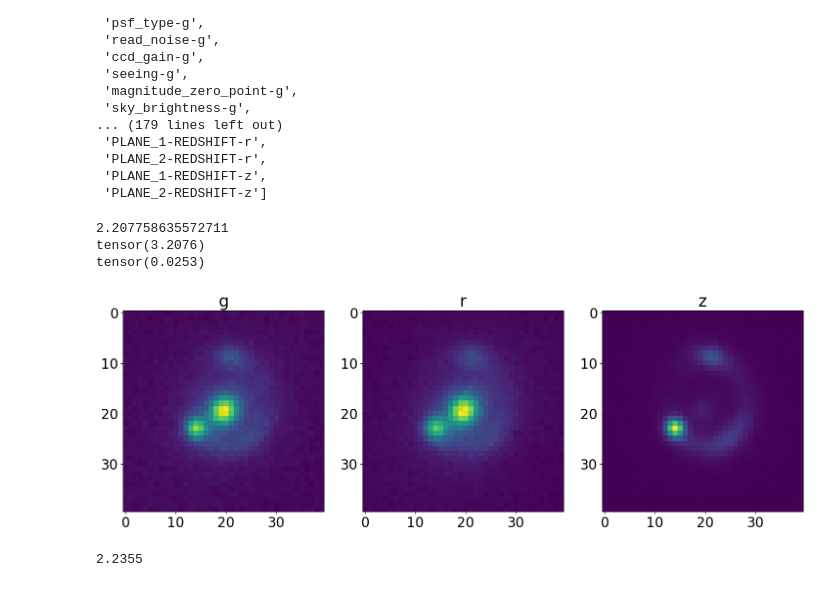
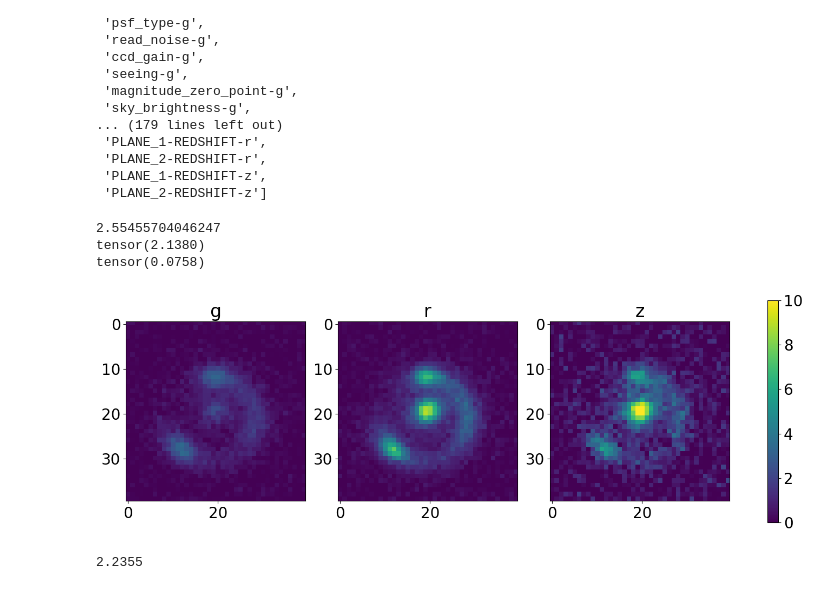
Before and after one commit to deepskies/DomainAdaptiveMVEforLensModeling, a Jupyter notebook: src/training/PaperMVE/VisualizeModel.ipynb, the cells around one changed output. Drawn from its saved outputs; the diff is of its cells as text; code cells hidden in the pictures.

```diff
--- a/src/training/PaperMVE/VisualizeModel.ipynb
+++ b/src/training/PaperMVE/VisualizeModel.ipynb
@@ -114,7 +114,7 @@ Estimated Total Size (MB): 0.99
 # %%
 # Loads a model for plotting/viz
 
-viz_mod_name = "models/papermve_v3_aug22_1315_A_mve"
+viz_mod_name = "models/papermve_v3_aug22_1315_B_mve"
 model.load_state_dict(torch.load(viz_mod_name)['state_dict'])
 stats = json.load(open(viz_mod_name+'.json', 'r'))
 # %%
@@ -149,17 +149,17 @@ show_isomaps(trained_source_iso, trained_target_iso, isomap_source_label_sample,
        dtype=object))
 # %%
 axlim = 100
-cx = 40
-cy = 15
+cx = 45
+cy = 5
 n = 500
 fig, ax1 = plt.subplots(1, 1, figsize=(7, 5),)
-s = ax1.scatter(trained_source_iso[:, 0][:n], trained_source_iso[:, 1][:n], s=100, marker='2', alpha = 0.8, c = isomap_source_label_sample[:n],
+s = ax1.scatter(trained_source_iso[:, 0][:n], trained_source_iso[:, 1][:n], s=150, marker='2', alpha = 0.8, c = isomap_source_label_sample[:n],
            label = "Source")
-ax1.scatter(trained_target_iso[:, 0][:n], trained_target_iso[:, 1][:n], s=100, marker='.', alpha = 0.5, c = isomap_target_label_sample[:n],
+ax1.scatter(trained_target_iso[:, 0][:n], trained_target_iso[:, 1][:n], s=150, marker='.', alpha = 0.5, c = isomap_target_label_sample[:n],
            label = "Target")
 ax1.set_xlim(-axlim + cx, axlim + cx)
 ax1.set_ylim(-axlim + cy, axlim + cy)
-ax1.set_title('MVE-UDA', fontsize = 18)
+ax1.set_title('MVE-UDA', fontsize = 25)
 
 # Remove axis ticks and labels
 # xl, xr = ax1.get_xlim()
@@ -175,7 +175,9 @@ ax1.set_xticks([])
 ax1.set_yticks([])
 ax1.set_xticklabels([])
 ax1.set_yticklabels([])
-plt.legend()
-plt.colorbar(s, ax = ax1, label = "$\\theta_E$ (\")")
-plt.savefig("post_isomap.png", bbox_inches = 'tight', dpi = 400)
+plt.legend(fontsize = 15)
+cbar = plt.colorbar(s, ax = ax1)
+cbar.set_label("$\\theta_E$ (\")",size=18)
+cbar.ax.tick_params(labelsize=12) #.set_label(label = "$\\theta_E$ (\")", labelsize=18)
+plt.savefig("post_isomap_da.png", bbox_inches = 'tight', dpi = 400)
 # %% [output]
@@ -615,37 +689,44 @@ list(pd.read_csv(source_meta).keys())
 # %%
 idx = np.array(var_preds_target_test > 0.02)
 # %%
-i = 0
+i = 16
 img = targ_test[idx][i]
 
 # Create a figure with 3 subplots arranged horizontally
 fig, axs = plt.subplots(1, 3, figsize=(15, 5))
 
 # First subplot
-axs[0].imshow(img[0, :, :])
+im0 = axs[0].imshow(img[0, :, :])
 axs[0].set_title('g')
 
 # Second subplot
-axs[1].imshow(img[1, :, :])
+im1 = axs[1].imshow(img[1, :, :])
 axs[1].set_title('r')
 
 # Third subplot
-axs[2].imshow(img[2, :, :])
+im2 = s = axs[2].imshow(img[2, :, :])
 axs[2].set_title('z')
 
 # Adjust layout to prevent overlap
 plt.tight_layout()
 
+vmin = 0
+vmax = 10
+im1.set_clim(vmin, vmax)
+im2.set_clim(vmin, vmax)
+im0.set_clim(vmin, vmax)
+
 print(np.array(label_target['PLANE_1-OBJECT_1-MASS_PROFILE_1-theta_E-g'])[idx][i])
 print(preds_target_test[idx][i])
 print(var_preds_target_test[idx][i])
 # Show the plot
+plt.colorbar(s, ax = axs)
 plt.show()
 # %% [output]
-2.207758635572711
-tensor(3.2076)
-tensor(0.0253)
+2.55455704046247
+tensor(2.1380)
+tensor(0.0758)
-[figure, old version]
+[figure, new version]
 # %%
 0.263 * 8.5
 # %% [output]
```
Also changed, not shown: parts of 43 cells of this notebook, 21 other files.
